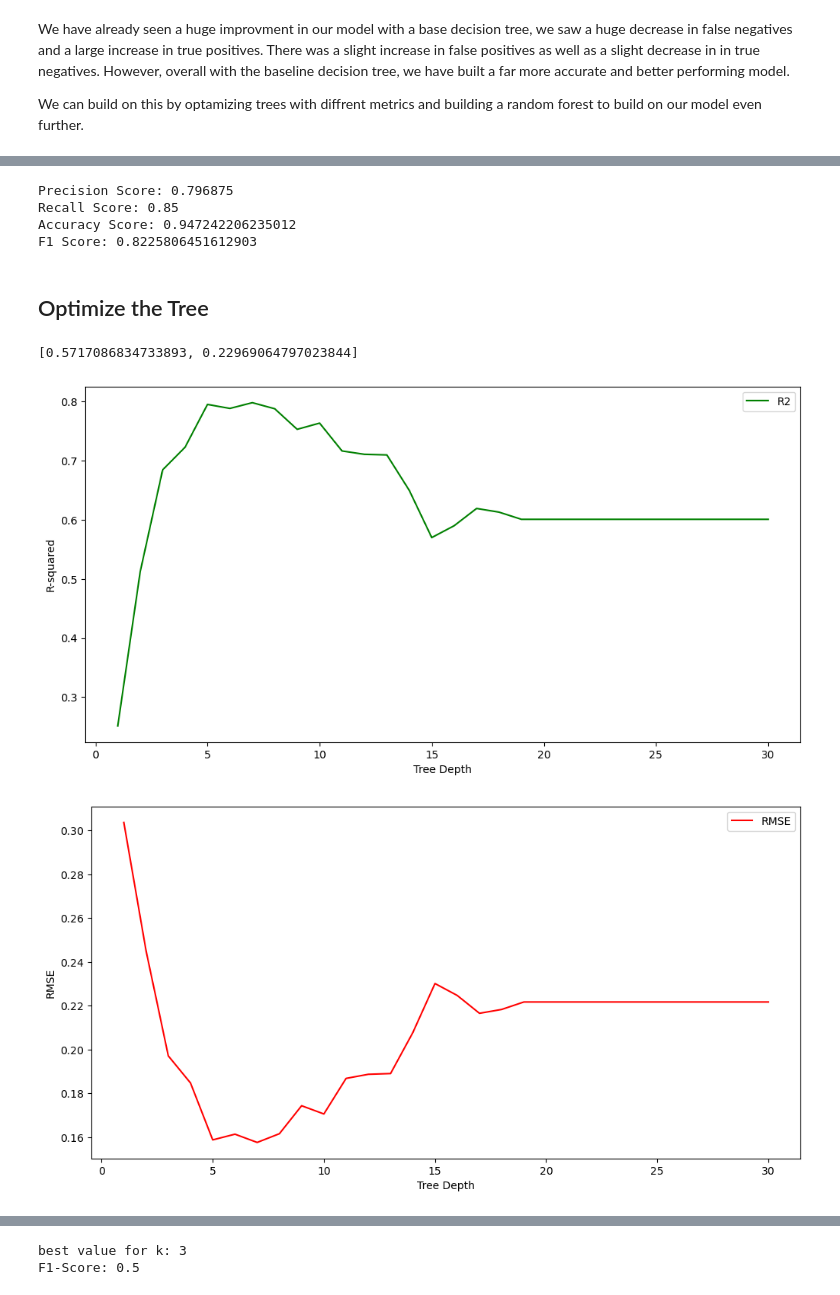
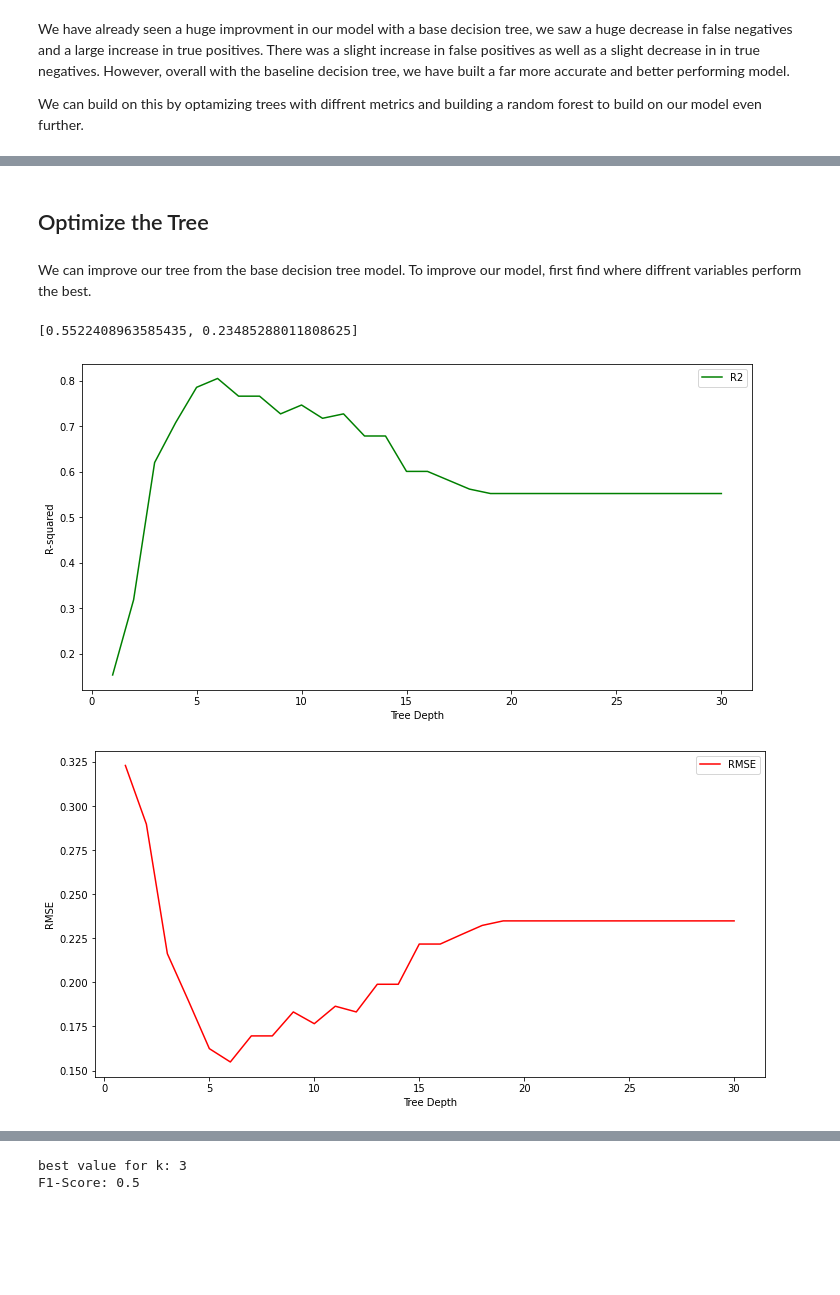
Before and after one commit to gzedwards/Telecom-Churn-Model, a Jupyter notebook: tele-model.ipynb, the cells around one changed output, grey strips where cells are left out. Saved outputs shown, nothing was run; the diff lists cells and outputs as text; code cells hidden in the pictures; blank space fills up the shorter version.

```diff
--- a/tele-model.ipynb
+++ b/tele-model.ipynb
@@ -465,10 +521,0 @@ We can build on this by optamizing trees with diffrent metrics and building a ra
-# %%
-from sklearn.metrics import mean_absolute_error, mean_squared_error, r2_score
-
-regressor = DecisionTreeRegressor(random_state=11)
-regressor.fit(X_train, y_train)
-y_pred = regressor.predict(X_test)
-
-print(mean_absolute_error(y_test, y_pred))
-print(mean_squared_error(y_test, y_pred))
-print(np.sqrt(mean_squared_error(y_test, y_pred)))
@@ -496,13 +522,10 @@ matrix.plot();
-# %%
-print_metrics(y_test, y_pred)
-# %% [output]
-Precision Score: 0.796875
-Recall Score: 0.85
-Accuracy Score: 0.947242206235012
-F1 Score: 0.8225806451612903
 # %% [markdown]
 ## Optimize the Tree
+# %% [markdown]
+We can improve our tree from the base decision tree model. To improve our model, first find where diffrent variables perform the best.
 # %%
+from sklearn.metrics import r2_score, mean_squared_error
+
 def performance(y_true, y_predict):
     """
     Calculates and returns the two performance scores between
@@ -521,34 +544,34 @@ def performance(y_true, y_predict):
 score = performance(y_test, y_pred)
 score
 # %% [output]
-[0.5717086834733893, 0.22969064797023844]
+[0.5522408963585435, 0.23485288011808625]
 # %%
 max_depths = list(range(1,31))
 rmse_results = []
 r2d2 = []
 
 for depth in max_depths:
-    regressor = DecisionTreeRegressor(max_depth=depth, random_state=45)
-    regressor.fit(X_train, y_train)
-    y_pred = regressor.predict(X_test)
+    classifier = DecisionTreeClassifier(max_depth=depth, random_state=11)
+    classifier.fit(X_train_scaled, y_train)
+    y_pred = classifier.predict(X_test_scaled)
     score = performance(y_test, y_pred)
 
     r2d2.append(score[0])
     rmse_results.append(score[1])
 
 plt.figure(figsize=(12,6))
 plt.plot(max_depths, r2d2, 'green', label='R2')
 plt.xlabel('Tree Depth')
 plt.ylabel('R-squared')
 plt.legend()
 plt.show()
 
 plt.figure(figsize=(12,6))
 plt.plot(max_depths, rmse_results, 'red', label='RMSE')
 plt.xlabel('Tree Depth')
 plt.ylabel('RMSE')
 plt.legend()
 plt.show()
 # %% [output]
-[figure, old version]
+[figure, new version]
-[figure, old version]
+[figure, new version]
```
Also changed, not shown: parts of 174 cells of this notebook.
